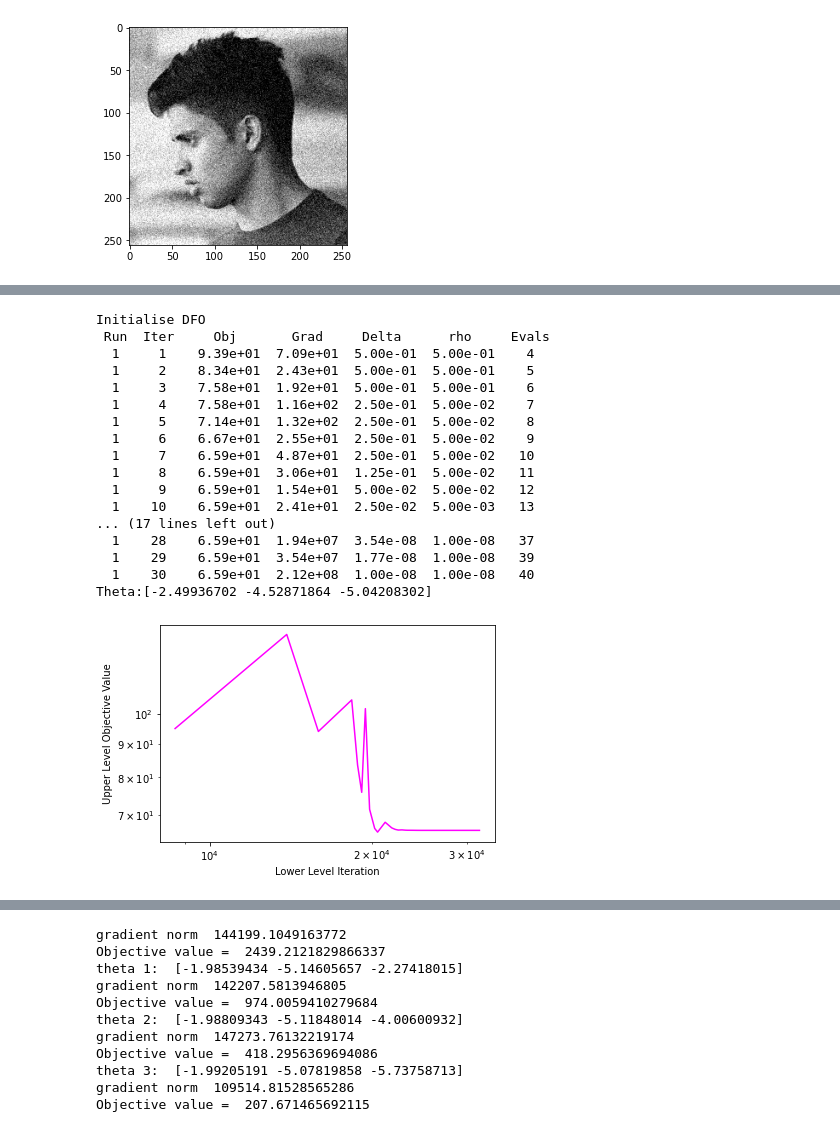
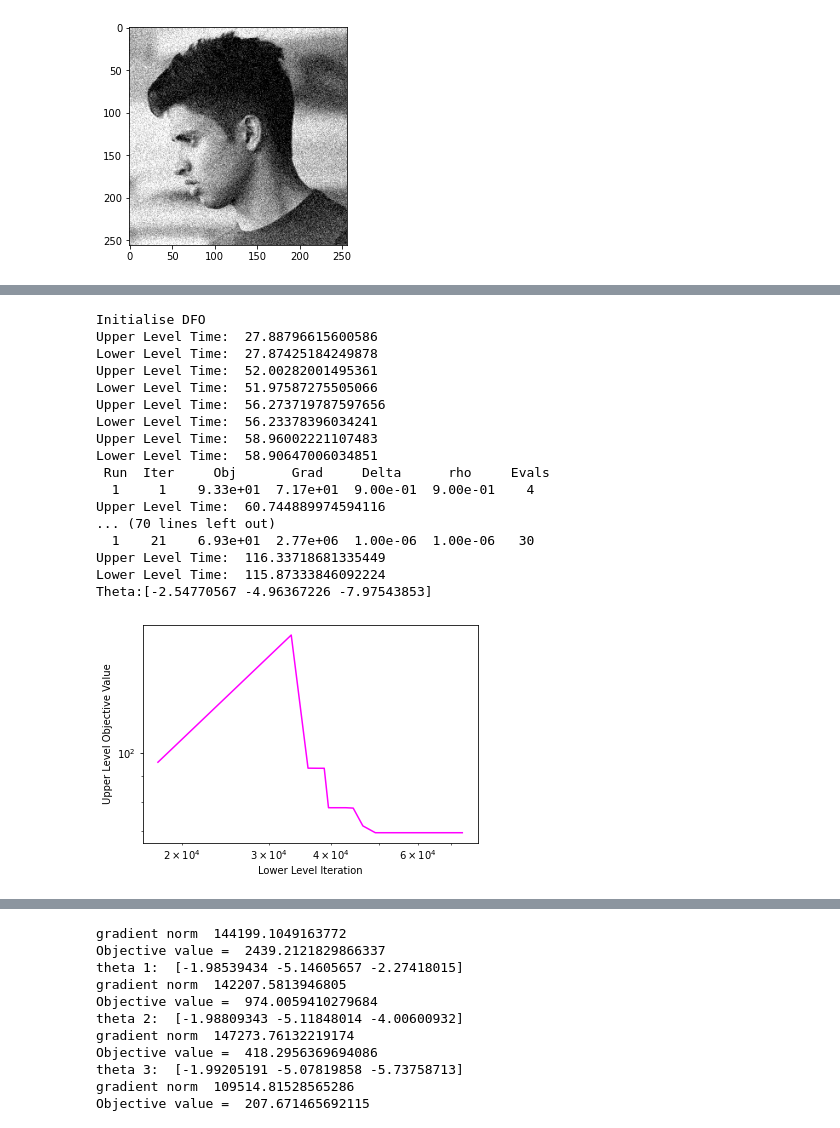
Before and after one commit to MohammadSadeghSalehi/Bilevel, a Jupyter notebook: Codes/Bilevel.ipynb, the cells around one changed output, grey strips where cells are left out. Cells and saved outputs as stored; diff of their text form; code cells hidden in the pictures.

```diff
--- a/Codes/Bilevel.ipynb
+++ b/Codes/Bilevel.ipynb
@@ -894,6 +1028,7 @@ import scipy.optimize as op
 import dfols as dfo
 from PIL import Image
 import matplotlib.pyplot as plt
+import time
 
 class DFO_FISTA:
     def __init__(self, A, b, y, x0, L, mu, alpha,nu, xi, max_iter=2000, tol=1e-1):
@@ -924,12 +1059,21 @@ class DFO_FISTA:
         self.lowerIterSum = 0
         self.upperEval = 0
         self.uppersolver = dfo.DFO()
+        self.upperTime = []
+        self.uppertimesum = 0
+        self.lowerTime = []
+        self.lowertimesum = 0
+        self.alphaHisotry = []
+        self.nuHistory = []
+        self.xiHistory = []
+
     def FISTA(self, alpha,nu,xi,i):
         # Algorithm for solving the lower-level problem
+        lowerTime = time.time()
         x = self.x0[i,:]
         t = 0
         if 10*self.uppersolver.delta**2 == 0:
-            self.tol = 1e-1
+            self.tol = 1
         else:
             self.tol = 10*self.uppersolver.delta**2
         for k in range(self.max_iter):
@@ -948,11 +1092,16 @@ class DFO_FISTA:
             if np.linalg.norm(p)**2/self.mu**2 < self.tol:
                 self.x0[i,:] = z -  tau*p
                 self.lowerIterSum += k+1
+                self.lowertimesum += (time.time() - lowerTime)
+                self.lowerTime.append(self.lowertimesum)
                 return self.x0[i,:]
             x = z -  tau*p
 
         self.x0[i,:] = x
         self.lowerIterSum += self.max_iter
+        self.lowertimesum += (time.time() - lowerTime)
+        self.lowerTime.append(self.lowertimesum)
+
         return x
 
     def DFO(self):
@@ -960,7 +1109,8 @@ class DFO_FISTA:
         user_params = {'logging.save_diagnostic_info': True}
         user_params['logging.save_xk'] = True
         # Save diagnostic info to CSV
-        soln = self.uppersolver.solve(self.UpperLevel, np.array([self.alpha, self.nu, self.xi]),bounds=(-10*np.ones(3),10*np.ones(3)),rhoend=1e-8,print_progress=True,maxfun=150,user_params=user_params)
+        self.uppertimesum = time.time()
+        soln = self.uppersolver.solve(self.UpperLevel, np.array([self.alpha, self.nu, self.xi]),bounds=(-11*np.ones(3),11*np.ones(3)),rhoend=1e-6,print_progress=True,maxfun=200,user_params=user_params)
         soln.diagnostic_info.to_csv('DFOdetail.csv')
         self.upperEval = self.uppersolver.evalCount
         return soln
@@ -1017,11 +1167,22 @@ class DFO_FISTA:
         UL = []
         for i in range(np.shape(self.b)[2]):
             UL.append(np.sqrt(1/np.shape(self.b)[2])*np.linalg.norm(self.FISTA(alpha,nu,xi,i)- np.squeeze(np.asarray(self.b[:,:,i].flatten()))))
+        UL.append(np.exp(xi))
         # self.upperVal.append(np.sum(UL))
         # self.lowerIter.append(self.lowerIterSum)
-        Usquared = [r**2 for r in UL]
-        self.upperVal.append(np.sum(Usquared))
-        self.lowerIter.append(self.lowerIterSum)
+        if self.uppersolver.funVal==0 or self.uppersolver.funVal==None:
+            Usquared = [r**2 for r in UL]
+            self.upperVal.append(np.sum(Usquared))
+            self.lowerIter.append(self.lowerIterSum)
+        if self.uppersolver.funVal!=0:
+            self.upperVal.append(self.uppersolver.funVal)
+            self.lowerIter.append(self.lowerIterSum)
+        self.upperTime.append(time.time()-self.uppertimesum)
+        print('Upper Level Time: ', self.upperTime[-1])
+        print('Lower Level Time: ', self.lowerTime[-1])
+        self.alphaHisotry.append(alpha)
+        self.nuHistory.append(nu)
+        self.xiHistory.append(xi)
         #LBFGS
         # UL = []
         # for i in range(np.shape(self.b)[2]):
@@ -1036,53 +1197,53 @@ class DFO_FISTA:
         return np.squeeze(np.asarray(self.x0))
 
 
 
 path = '/Users/sadegh/Downloads/Humans/256*256'
 
 #np.random.seed(0)
 
 data = np.load(path+ '/' +'Data.npz')
 b = data['X']
 b = b/255
-b = b[:,:,0:10]
+b = b[:,:,0:25]
 #x0 = np.random.rand(np.shape(b)[0],np.shape(b)[1])
 
 A = np.eye(b.shape[1])
 NoisyData = np.load(path+ '/' +'DataNoisy2.npz')
 y = NoisyData['y']
 y = y/255
 x0 = y[:,:,1]
-y = y[:,:,0:10]
-
-Bilevel = DFO_FISTA(A, b, y, x0, 0.1, 1.2, -2,-5,-4)
+y = y[:,:,0:25]
+Bilevel = DFO_FISTA(A, b, y, x0, 0.1, 1.2, -2,-5,-9)
 result = Bilevel.DFO()
 thetaOptimal = result.x
+#np.savez('DFO_FISTA_dynamic_LowStart.npz',lowerIter=Bilevel.lowerIter,upperVal=Bilevel.upperVal,upperTime=Bilevel.upperTime,lowerTime=Bilevel.lowerTime,alphaHistory=Bilevel.alphaHisotry,nuHistory=Bilevel.nuHistory,xiHistory=Bilevel.xiHistory)
+
 print("Theta:" +str(thetaOptimal))
-
 plt.plot(Bilevel.lowerIter,Bilevel.upperVal,color='magenta')
 plt.xlabel('Lower Level Iteration')
 plt.ylabel('Upper Level Objective Value')
 plt.xscale('log')
 plt.yscale('log')
 #[-2.62850676 -5.68326658 -4.82007257]
 # %% [output]
 Initialise DFO
+Upper Level Time:  27.88796615600586
+Lower Level Time:  27.87425184249878
+Upper Level Time:  52.00282001495361
+Lower Level Time:  51.97587275505066
+Upper Level Time:  56.273719787597656
+Lower Level Time:  56.23378396034241
+Upper Level Time:  58.96002221107483
+Lower Level Time:  58.90647006034851
  Run  Iter     Obj       Grad     Delta      rho     Evals
-  1     1    9.39e+01  7.09e+01  5.00e-01  5.00e-01    4
-  1     2    8.34e+01  2.43e+01  5.00e-01  5.00e-01    5
-  1     3    7.58e+01  1.92e+01  5.00e-01  5.00e-01    6
-  1     4    7.58e+01  1.16e+02  2.50e-01  5.00e-02    7
-  1     5    7.14e+01  1.32e+02  2.50e-01  5.00e-02    8
-  1     6    6.67e+01  2.55e+01  2.50e-01  5.00e-02    9
-  1     7    6.59e+01  4.87e+01  2.50e-01  5.00e-02   10
-  1     8    6.59e+01  3.06e+01  1.25e-01  5.00e-02   11
-  1     9    6.59e+01  1.54e+01  5.00e-02  5.00e-02   12
-  1    10    6.59e+01  2.41e+01  2.50e-02  5.00e-03   13
-... (17 lines left out)
-  1    28    6.59e+01  1.94e+07  3.54e-08  1.00e-08   37
-  1    29    6.59e+01  3.54e+07  1.77e-08  1.00e-08   39
-  1    30    6.59e+01  2.12e+08  1.00e-08  1.00e-08   40
-Theta:[-2.49936702 -4.52871864 -5.04208302]
+  1     1    9.33e+01  7.17e+01  9.00e-01  9.00e-01    4
+Upper Level Time:  60.744889974594116
+... (70 lines left out)
+  1    21    6.93e+01  2.77e+06  1.00e-06  1.00e-06   30
+Upper Level Time:  116.33718681335449
+Lower Level Time:  115.87333846092224
+Theta:[-2.54770567 -4.96367226 -7.97543853]
-[figure, old version]
+[figure, new version]
 # %%
 #Comparign DFO-FISTA with HOAG
```
Also changed, not shown: parts of 14 cells of this notebook.
